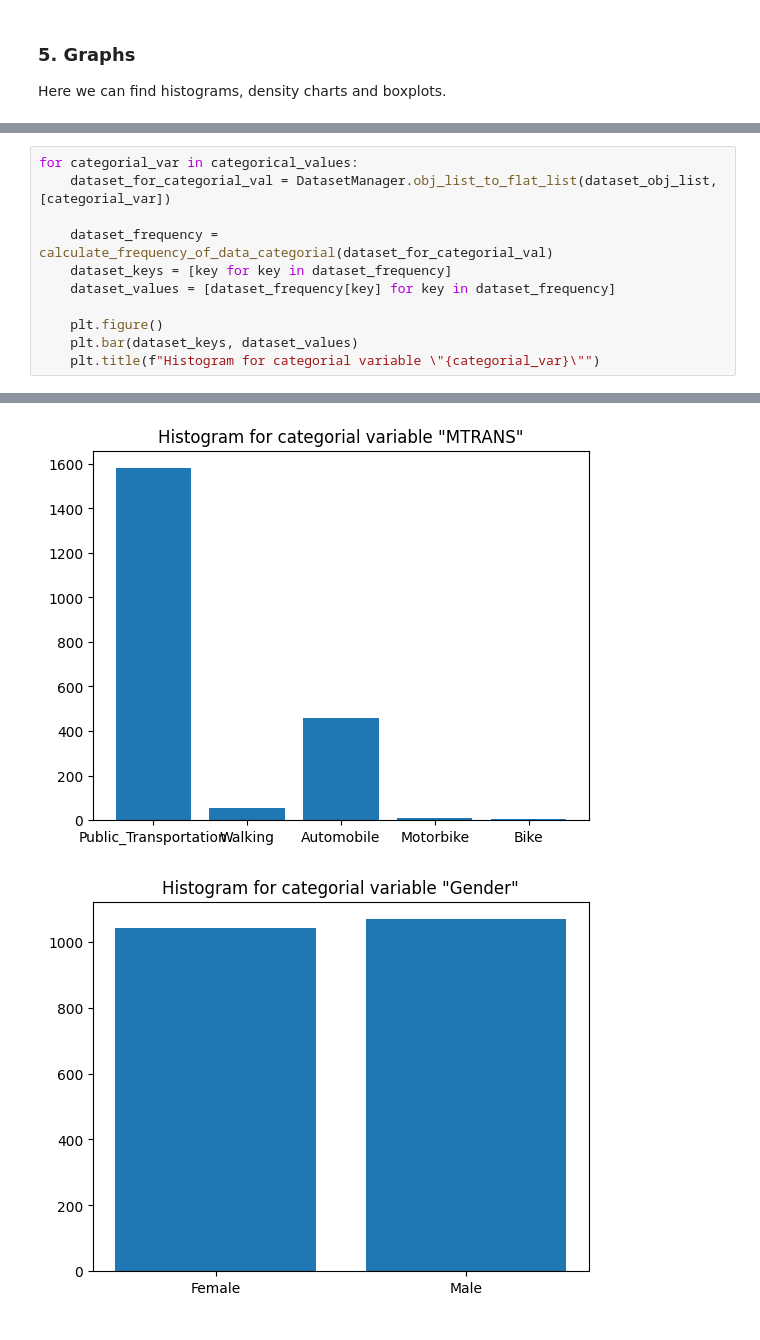
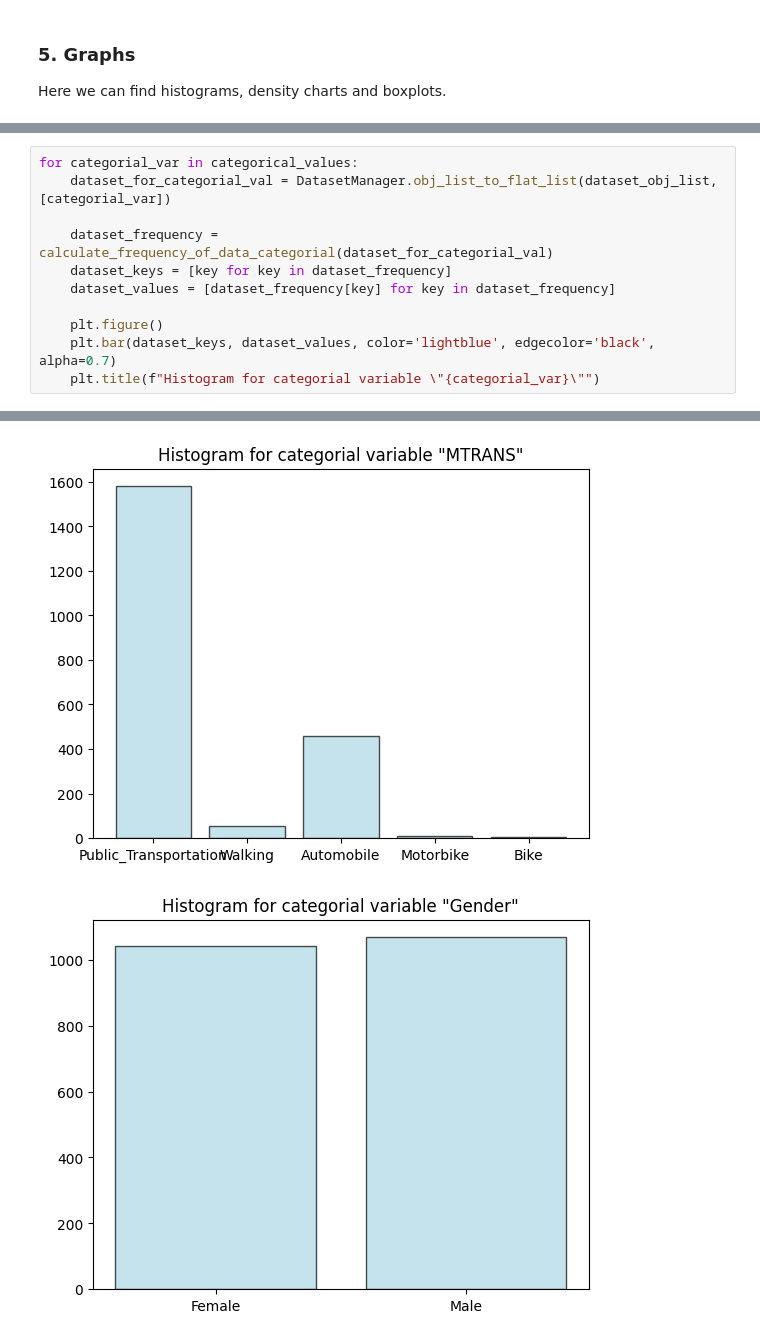
Before and after one commit to MihaiBojescu/data-mining-homeworks, a Jupyter notebook: Homework 1/homework1.ipynb, the cells around one changed output, grey strips where cells are left out. Cells and saved outputs as stored; diff of their text form.

```diff
--- a/Homework 1/homework1.ipynb
+++ b/Homework 1/homework1.ipynb
@@ -350,6 +348,6 @@ for categorial_var in categorical_values:
     dataset_values = [dataset_frequency[key] for key in dataset_frequency]
 
     plt.figure()
-    plt.bar(dataset_keys, dataset_values)
+    plt.bar(dataset_keys, dataset_values, color='lightblue', edgecolor='black', alpha=0.7)
     plt.title(f"Histogram for categorial variable \"{categorial_var}\"")
 # %% [output]
@@ -360,2 +358,2 @@ for categorial_var in categorical_values:
-[figure, old version]
+[figure, new version]
-[figure, old version]
+[figure, new version]
```
Also changed, not shown: parts of 3 cells of this notebook.
